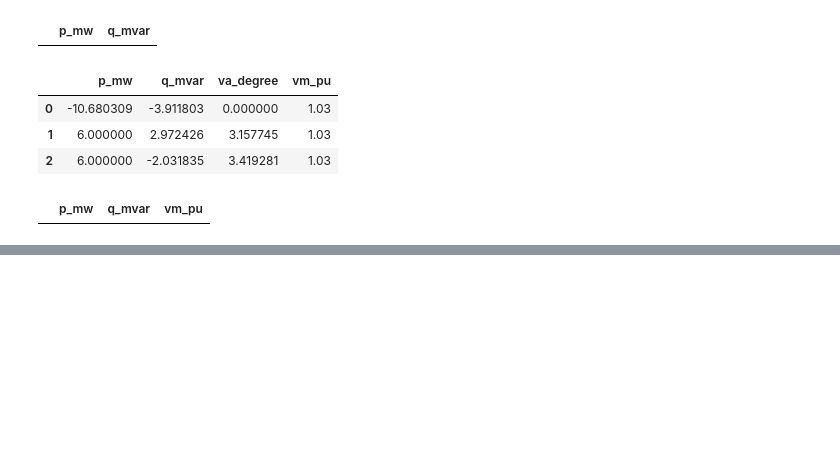
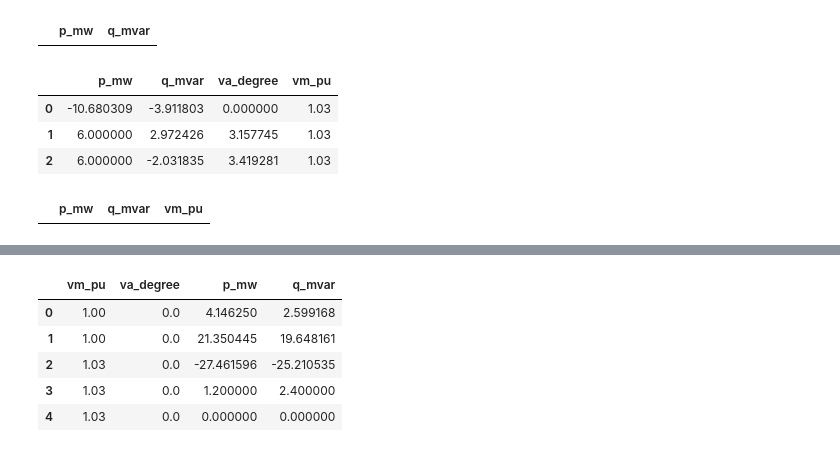
Before and after one commit to NeilOrtiz/03_NEFICS, a Jupyter notebook: PandapowerExampleMod_vr1.0.ipynb, the cells around one changed output, grey strips where cells are left out. Saved outputs shown, nothing was run; the diff lists cells and outputs as text; code cells hidden in the pictures; blank space fills up the shorter version.

```diff
--- a/PandapowerExampleMod_vr1.0.ipynb
+++ b/PandapowerExampleMod_vr1.0.ipynb
@@ -155,0 +226,42 @@ net.res_shunt
+# %%
+#SE3
+net4 = pp.create_empty_network()
+
+#Buses
+bus5 = pp.create_bus(net4, name="Bus 5", vn_kv=20, type="b")
+bus6 = pp.create_bus(net4, name="Bus 6", vn_kv=20, type="b")
+bus8 = pp.create_bus(net4, name="Bus 8", vn_kv=20, type="n")
+bus9 = pp.create_bus(net4, name="Bus 9", vn_kv=20, type="n")
+bus10 = pp.create_bus(net4, name="Bus 10", vn_kv=20, type="b")
+
+#Lines
+line3 = pp.create_line(net4, bus5, bus10, length_km=3.5, std_type="48-AL1/8-ST1A 20.0", name="Line 3")
+line4 = pp.create_line(net4, bus6, bus10, length_km=2.5, std_type="NA2XS2Y 1x240 RM/25 12/20 kV", name="Line 4")
+
+
+# Switches
+sw10 = pp.create_switch(net4,bus10, line4, et="l", type="LBS", closed=True)
+sw11 = pp.create_switch(net4, bus10, bus8, et="b", type="CB", closed=True)
+sw12 = pp.create_switch(net4, bus10, line3, et="l", type="LBS", closed=True)
+sw13 = pp.create_switch(net4, bus10, bus9, et="b", type="CB", closed=True)
+
+# Generator
+pp.create_gen(net4, bus8, p_mw=6, max_q_mvar=3, min_q_mvar=-3, vm_pu=1.03, name="G3",slack=True)
+
+# Load
+pp.create_load(net4, bus9, p_mw=2, q_mvar=4, scaling=0.6, name="load")
+
+# External Grid
+pp.create_ext_grid(net4, bus6, vm_pu=1.0, va_degree=0, name = 'SE3')
+pp.create_ext_grid(net4, bus5, vm_pu=1.0, va_degree=0, name = 'SE4')
+
+# Power Flow
+pp.runpp(net4)
+net4.res_bus
+# %% [output]
+|  | vm_pu | va_degree | p_mw | q_mvar |
+| 0 | 1.00 | 0.0 | 4.146250 | 2.599168 |
+| 1 | 1.00 | 0.0 | 21.350445 | 19.648161 |
+| 2 | 1.03 | 0.0 | -27.461596 | -25.210535 |
+| 3 | 1.03 | 0.0 | 1.200000 | 2.400000 |
+| 4 | 1.03 | 0.0 | 0.000000 | 0.000000 |
```
Also changed, not shown: parts of 4 cells of this notebook.
